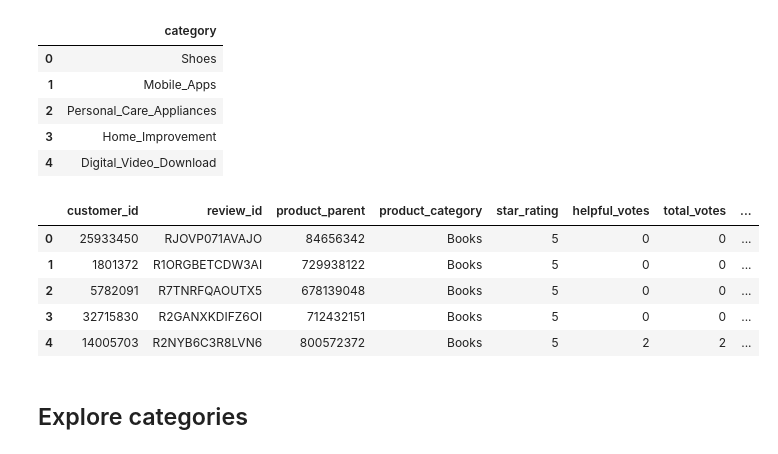
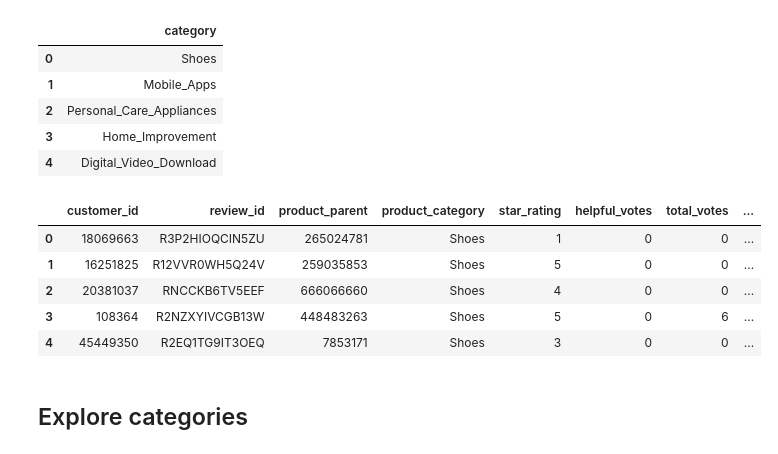
Before and after one commit to pjuda/ada-project, a Jupyter notebook: amazon-project.ipynb, the cells around one changed output. Drawn from its saved outputs; the diff is of its cells as text; code cells hidden in the pictures.

```diff
--- a/amazon-project.ipynb
+++ b/amazon-project.ipynb
@@ -33,19 +28,26 @@ reviews.head()
 | 4 | Digital_Video_Download |
 # %%
 def parquet_filename(category):
+    """
+    Returns the filename of parquet corresponding to the given caterogy.
+    """
     return PARQUET_DIR + category + '.parquet.gzip'
 
+# Use this function to load data!
 def read_DataFrame(category):
+    """
+    Returns DataFrame corresponding to given category
+    """
     return pd.read_parquet(parquet_filename(category))
 # %%
-read_DataFrame('Books').head()
+read_DataFrame('Shoes').head()
 # %% [output]
 |  | customer_id | review_id | product_parent | product_category | star_rating | helpful_votes | total_votes | ... |
-| 0 | 25933450 | RJOVP071AVAJO | 84656342 | Books | 5 | 0 | 0 | ... |
-| 1 | 1801372 | R1ORGBETCDW3AI | 729938122 | Books | 5 | 0 | 0 | ... |
-| 2 | 5782091 | R7TNRFQAOUTX5 | 678139048 | Books | 5 | 0 | 0 | ... |
-| 3 | 32715830 | R2GANXKDIFZ6OI | 712432151 | Books | 5 | 0 | 0 | ... |
-| 4 | 14005703 | R2NYB6C3R8LVN6 | 800572372 | Books | 5 | 2 | 2 | ... |
+| 0 | 18069663 | R3P2HIOQCIN5ZU | 265024781 | Shoes | 1 | 0 | 0 | ... |
+| 1 | 16251825 | R12VVR0WH5Q24V | 259035853 | Shoes | 5 | 0 | 0 | ... |
+| 2 | 20381037 | RNCCKB6TV5EEF | 666066660 | Shoes | 4 | 0 | 0 | ... |
+| 3 | 108364 | R2NZXYIVCGB13W | 448483263 | Shoes | 5 | 0 | 6 | ... |
+| 4 | 45449350 | R2EQ1TG9IT3OEQ | 7853171 | Shoes | 3 | 0 | 0 | ... |
 # %% [markdown]
 ## Explore categories
 # %% [markdown]
```
Also changed, not shown: parts of 33 cells of this notebook, 1 other file.
